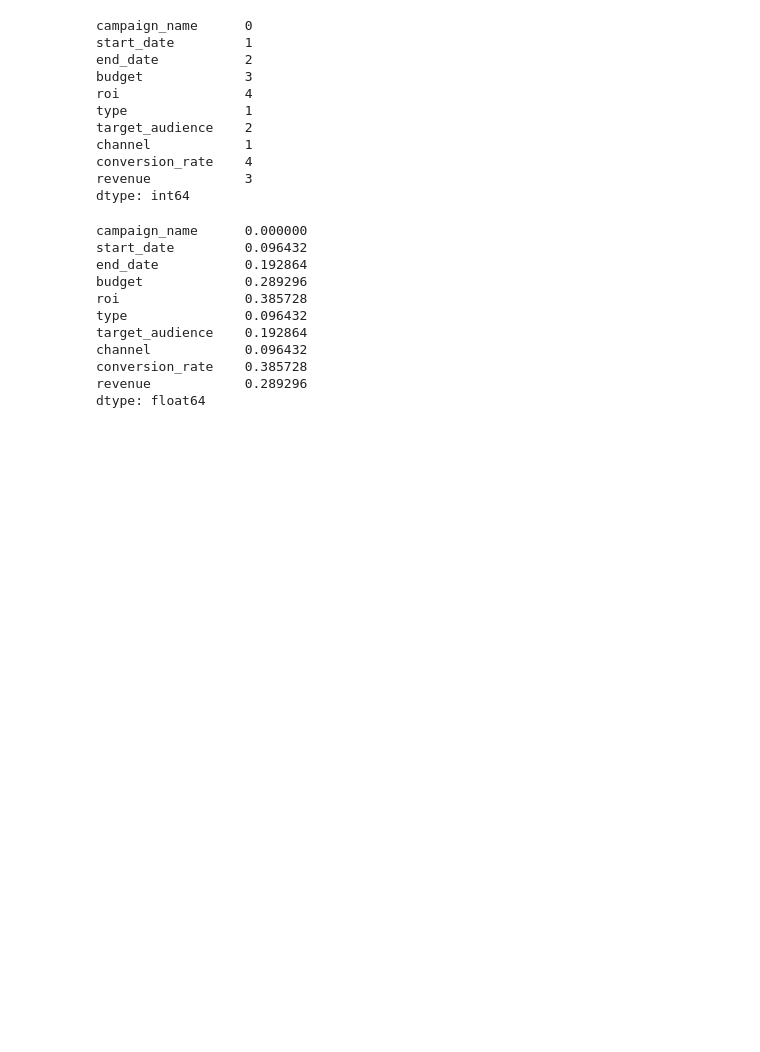
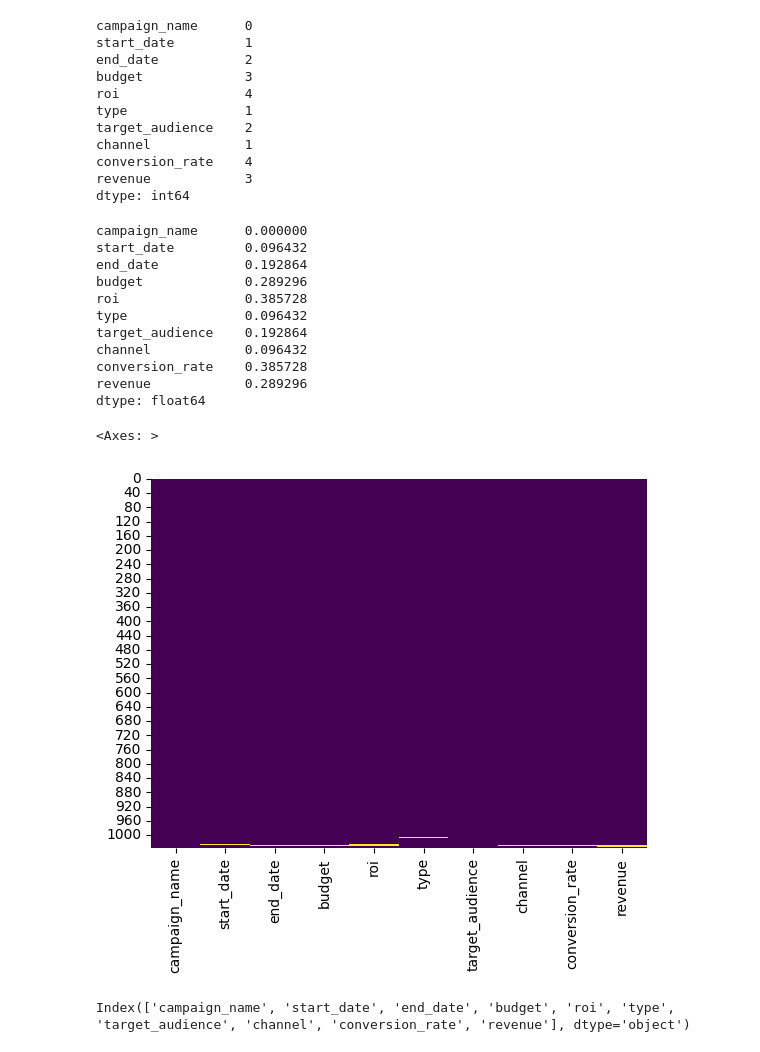
Before and after one commit to AndreiKukushkinBaidurov/Marketing_Proyecto, a Jupyter notebook: PrePros.ipynb, the cells around one changed output. Saved outputs shown, nothing was run; the diff lists cells and outputs as text; code cells hidden in the pictures; blank space fills up the shorter version.

```diff
--- a/PrePros.ipynb
+++ b/PrePros.ipynb
@@ -100,3 +100,9 @@ dtype: float64
 # %%
 import seaborn as sns
 import matplotlib.pyplot as plt
+# %%
+sns.heatmap(df.isnull(), cbar=False, cmap='viridis')
+# Display a heatmap showing missing values in the DataFrame
+# %% [output]
+<Axes: >
+[figure, added]
@@ -102,0 +112,4 @@ import matplotlib.pyplot as plt
+# %%
+df.columns
+# %% [output]
+Index(['campaign_name', 'start_date', 'end_date', 'budget', 'roi', 'type', 'target_audience', 'channel', 'conversion_rate', 'revenue'], dtype='object')
```
Also changed, not shown: parts of 31 cells of this notebook, 1 other file.
